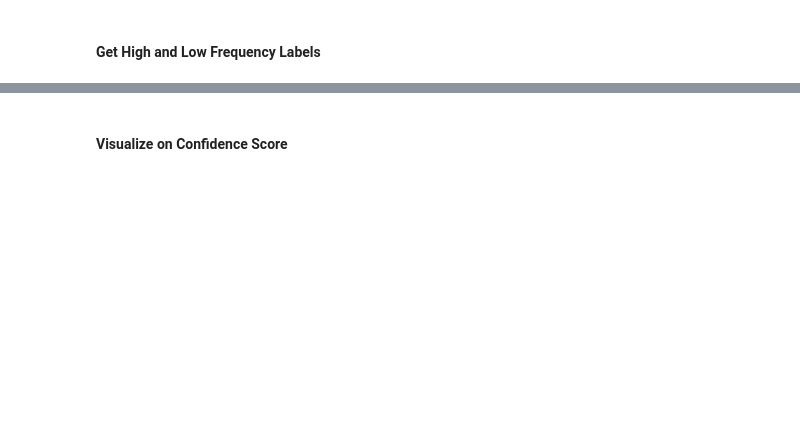
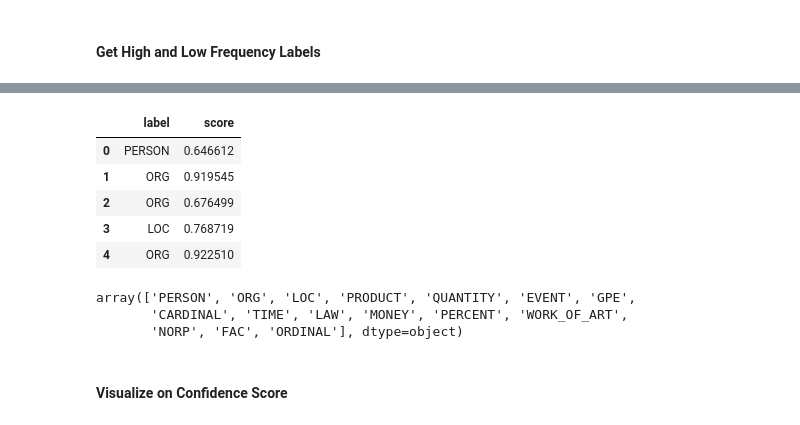
Before and after one commit to marifirfanibrahim/ner_news_malay, a Jupyter notebook: model_gliner/prediction_analysis.ipynb, the cells around one changed output, grey strips where cells are left out. Cells and saved outputs as stored; diff of their text form; code cells hidden in the pictures; blank space fills up the shorter version.

```diff
--- a/model_gliner/prediction_analysis.ipynb
+++ b/model_gliner/prediction_analysis.ipynb
@@ -84,10 +138,21 @@ df.head()
 # %%
 # drop columns
-q2 = df.drop(['start','end','text'], axis=1)
-q2.head()
+q1 = df.drop(['start','end','text'], axis=1)
+q1.head()
+# %% [output]
+|  | label | score |
+| 0 | PERSON | 0.646612 |
+| 1 | ORG | 0.919545 |
+| 2 | ORG | 0.676499 |
+| 3 | LOC | 0.768719 |
+| 4 | ORG | 0.922510 |
 # %%
 # list labels
-q2['label'].unique()
+q1['label'].unique()
+# %% [output]
+array(['PERSON', 'ORG', 'LOC', 'PRODUCT', 'QUANTITY', 'EVENT', 'GPE',
+       'CARDINAL', 'TIME', 'LAW', 'MONEY', 'PERCENT', 'WORK_OF_ART',
+       'NORP', 'FAC', 'ORDINAL'], dtype=object)
 # %%
 # split into higher and lower frequency groups
 high_label = ['PERSON','ORG','LOC']
```
Also changed, not shown: parts of 17 cells of this notebook.
